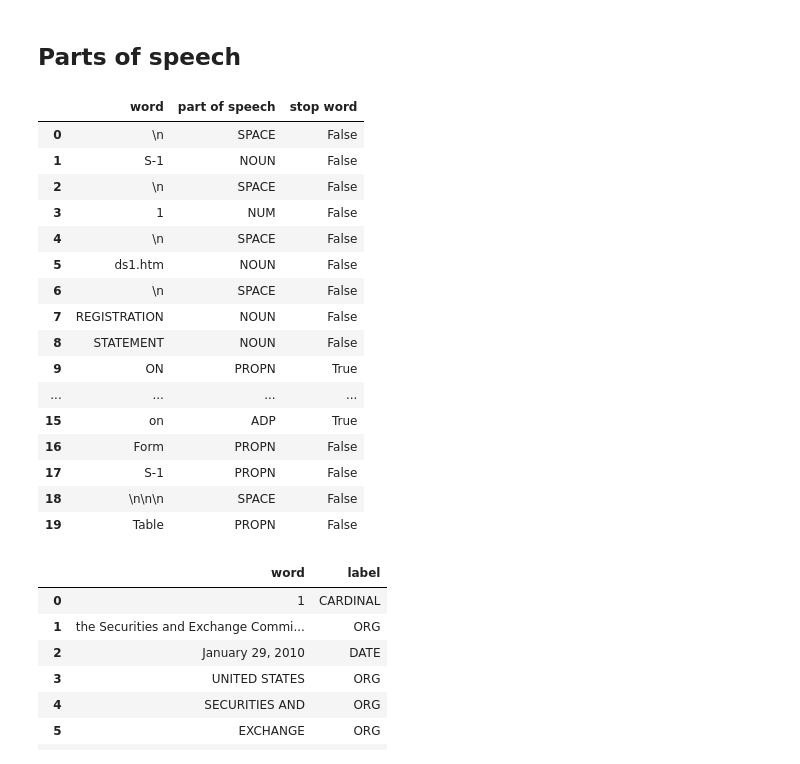
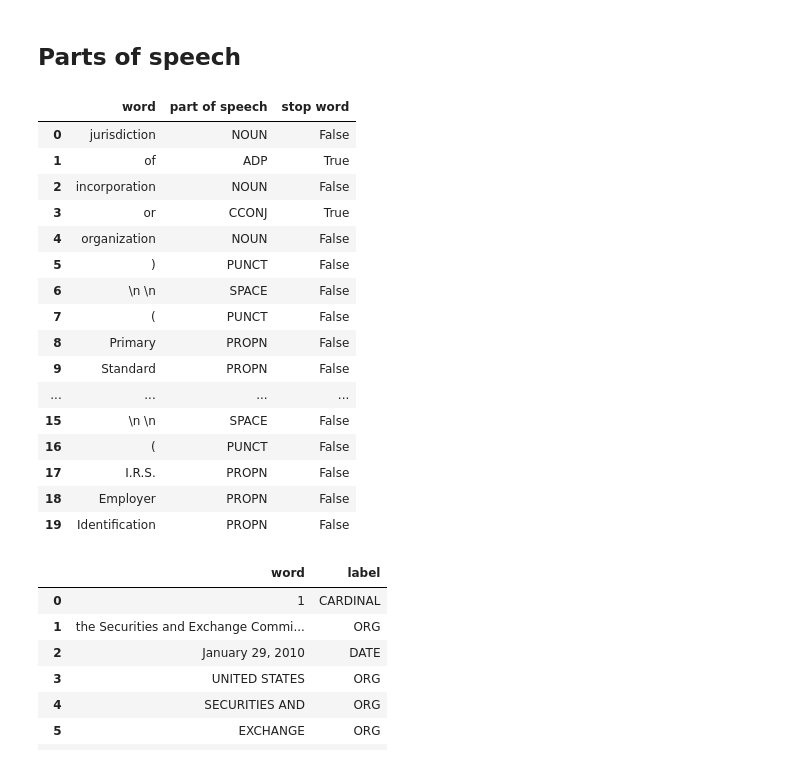
Before and after one commit to parrt/msds692, a Jupyter notebook: notes/spacy.ipynb, the cells around one changed output. Cells and saved outputs as stored; diff of their text form; code cells hidden in the pictures.

```diff
--- a/notes/spacy.ipynb
+++ b/notes/spacy.ipynb
@@ -65,28 +65,28 @@ Exchange
 # %%
 import pandas as pd
 winfo = []
-for token in doc[:20]:
+for token in doc[100:120]:
     winfo.append([token.text, token.pos_, token.is_stop])
 
 pd.DataFrame(data=winfo, columns=['word','part of speech', 'stop word'])
 # %% [output]
 |  | word | part of speech | stop word |
-| 0 | \n | SPACE | False |
-| 1 | S-1 | NOUN | False |
-| 2 | \n | SPACE | False |
-| 3 | 1 | NUM | False |
-| 4 | \n | SPACE | False |
-| 5 | ds1.htm | NOUN | False |
-| 6 | \n | SPACE | False |
-| 7 | REGISTRATION | NOUN | False |
-| 8 | STATEMENT | NOUN | False |
-| 9 | ON | PROPN | True |
+| 0 | jurisdiction | NOUN | False |
+| 1 | of | ADP | True |
+| 2 | incorporation | NOUN | False |
+| 3 | or | CCONJ | True |
+| 4 | organization | NOUN | False |
+| 5 | ) | PUNCT | False |
+| 6 | \n \n | SPACE | False |
+| 7 | ( | PUNCT | False |
+| 8 | Primary | PROPN | False |
+| 9 | Standard | PROPN | False |
 | ... | ... | ... | ... |
-| 15 | on | ADP | True |
-| 16 | Form | PROPN | False |
-| 17 | S-1 | PROPN | False |
-| 18 | \n\n\n | SPACE | False |
-| 19 | Table | PROPN | False |
+| 15 | \n \n | SPACE | False |
+| 16 | ( | PUNCT | False |
+| 17 | I.R.S. | PROPN | False |
+| 18 | Employer | PROPN | False |
+| 19 | Identification | PROPN | False |
 # %%
 winfo = []
 for ent in doc.ents[:20]:
```
Also changed, not shown: parts of 3 cells of this notebook, 1 other file.
